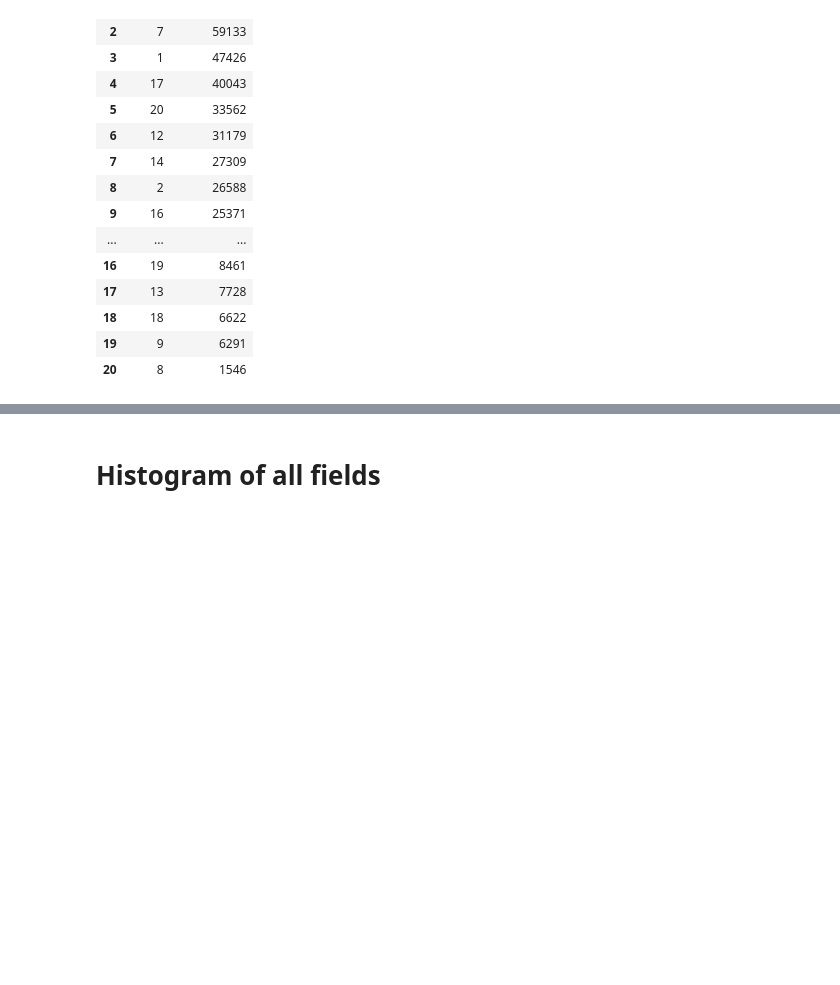
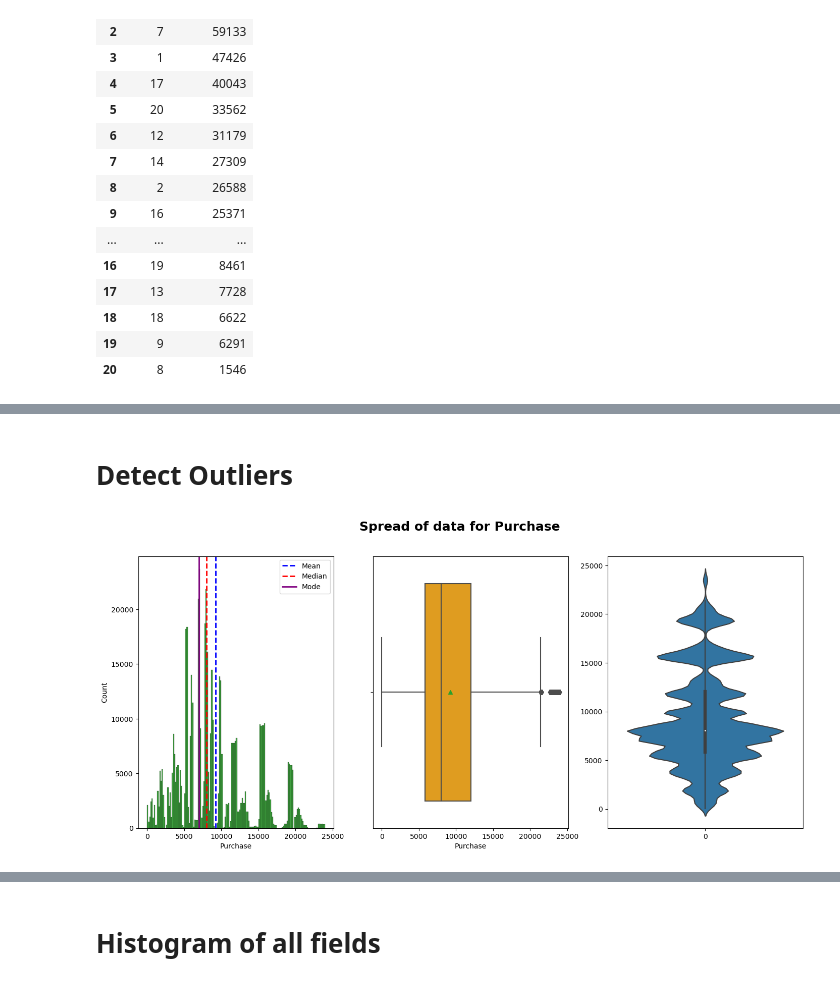
Before and after one commit to debnsuma/dsa, a Jupyter notebook: DSML/case_study/04_Walmart/Walmart_project.ipynb, the cells around one changed output, grey strips where cells are left out. Drawn from its saved outputs; the diff is of its cells as text; code cells hidden in the pictures; blank space fills up the shorter version.

```diff
--- a/DSML/case_study/04_Walmart/Walmart_project.ipynb
+++ b/DSML/case_study/04_Walmart/Walmart_project.ipynb
@@ -170,0 +247,24 @@ df['Stay_In_Current_City_Years'].value_counts().reset_index()
+# %% [markdown]
+# Detect Outliers
+# %%
+def dist_box_violin(data):
+    Name = data.name.capitalize()
+    fig, axes = plt.subplots(1, 3, figsize=(17, 7))
+    fig.suptitle("Spread of data for " + Name, fontsize=18, fontweight='bold')
+
+    # Histogram with mean, median, and mode
+    sns.histplot(data, kde=False, color='green', ax=axes[0])
+    axes[0].axvline(data.mean(), color='blue', linestyle='--', linewidth=2)
+    axes[0].axvline(data.median(), color='red', linestyle='dashed', linewidth=2)
+    axes[0].axvline(data.mode()[0], color='purple', linestyle='solid', linewidth=2)
+    axes[0].legend({'Mean': data.mean(), 'Median': data.median(), 'Mode': data.mode()})
+
+    # Box plot
+    sns.boxplot(x=data, showmeans=True, orient='h', color="orange", ax=axes[1])
+
+    # Violin plot
+    sns.violinplot(data, ax=axes[2], showmeans=True)
+# %%
+dist_box_violin(df['Purchase'])
+# %% [output]
+[figure, added]
```
Also changed, not shown: parts of 154 cells of this notebook, 2 other files.
